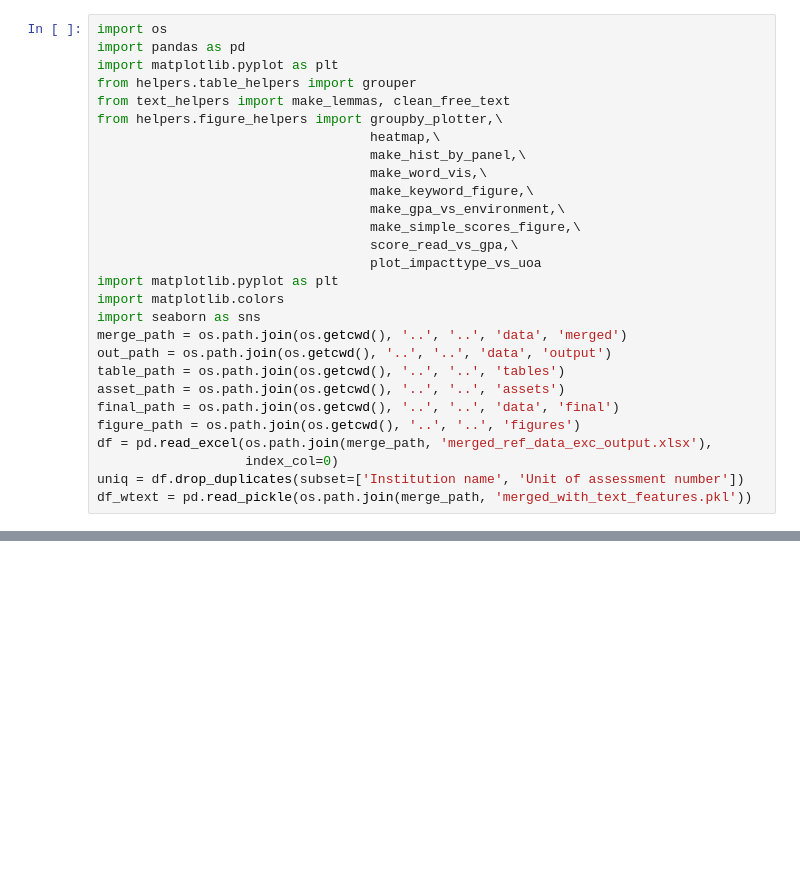
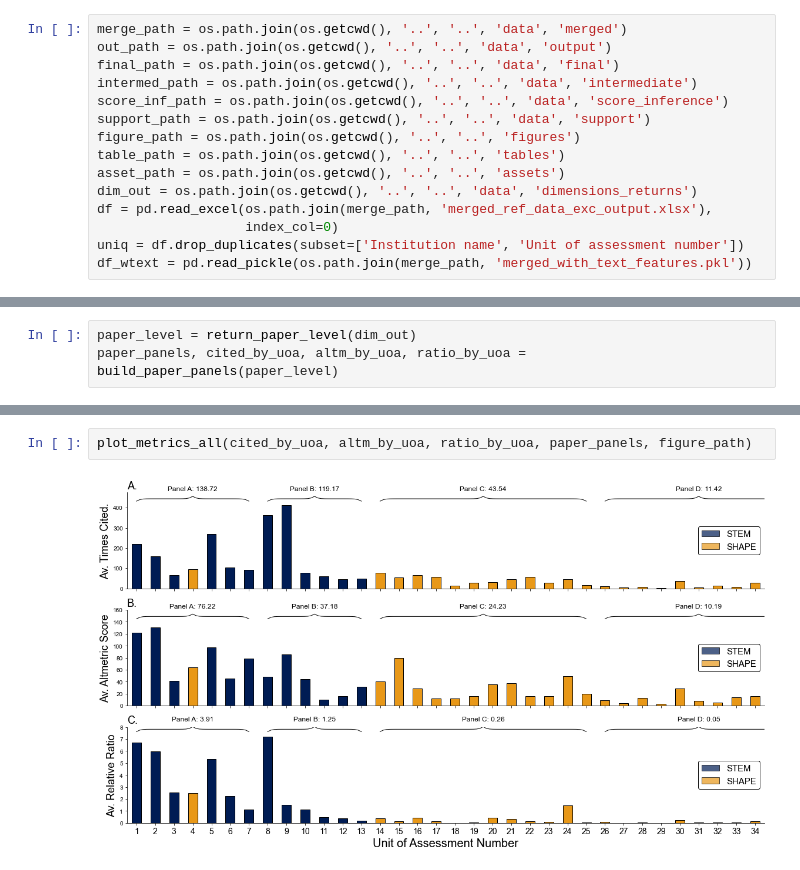
Before and after one commit to OxfordDemSci/ICS_Analysis, a Jupyter notebook: src/analysis/Analysis_Notebook.ipynb, the cells around one changed output, grey strips where cells are left out. Saved outputs shown, nothing was run; the diff lists cells and outputs as text; blank space fills up the shorter version.

```diff
--- a/src/analysis/Analysis_Notebook.ipynb
+++ b/src/analysis/Analysis_Notebook.ipynb
@@ -1,27 +48,14 @@
 # %%
-import os
-import pandas as pd
-import matplotlib.pyplot as plt
-from helpers.table_helpers import grouper
-from text_helpers import make_lemmas, clean_free_text
-from helpers.figure_helpers import groupby_plotter,\
-                                   heatmap,\
-                                   make_hist_by_panel,\
-                                   make_word_vis,\
-                                   make_keyword_figure,\
-                                   make_gpa_vs_environment,\
-                                   make_simple_scores_figure,\
-                                   score_read_vs_gpa,\
-                                   plot_impacttype_vs_uoa
-import matplotlib.pyplot as plt
-import matplotlib.colors
-import seaborn as sns
 merge_path = os.path.join(os.getcwd(), '..', '..', 'data', 'merged')
 out_path = os.path.join(os.getcwd(), '..', '..', 'data', 'output')
+final_path = os.path.join(os.getcwd(), '..', '..', 'data', 'final')
+intermed_path = os.path.join(os.getcwd(), '..', '..', 'data', 'intermediate')
+score_inf_path = os.path.join(os.getcwd(), '..', '..', 'data', 'score_inference')
+support_path = os.path.join(os.getcwd(), '..', '..', 'data', 'support')
+figure_path = os.path.join(os.getcwd(), '..', '..', 'figures')
 table_path = os.path.join(os.getcwd(), '..', '..', 'tables')
 asset_path = os.path.join(os.getcwd(), '..', '..', 'assets')
-final_path = os.path.join(os.getcwd(), '..', '..', 'data', 'final')
-figure_path = os.path.join(os.getcwd(), '..', '..', 'figures')
+dim_out = os.path.join(os.getcwd(), '..', '..', 'data', 'dimensions_returns')
 df = pd.read_excel(os.path.join(merge_path, 'merged_ref_data_exc_output.xlsx'),
                    index_col=0)
 uniq = df.drop_duplicates(subset=['Institution name', 'Unit of assessment number'])
@@ -28,0 +159,3 @@ df_wtext = pd.read_pickle(os.path.join(merge_path, 'merged_with_text_features.pk
+# %%
+paper_level = return_paper_level(dim_out)
+paper_panels, cited_by_uoa, altm_by_uoa, ratio_by_uoa = build_paper_panels(paper_level)
@@ -28,0 +173,4 @@ df_wtext = pd.read_pickle(os.path.join(merge_path, 'merged_with_text_features.pk
+# %%
+plot_metrics_all(cited_by_uoa, altm_by_uoa, ratio_by_uoa, paper_panels, figure_path)
+# %% [output]
+[figure, added]
```
Also changed, not shown: parts of 66 cells of this notebook, 46 other files.
